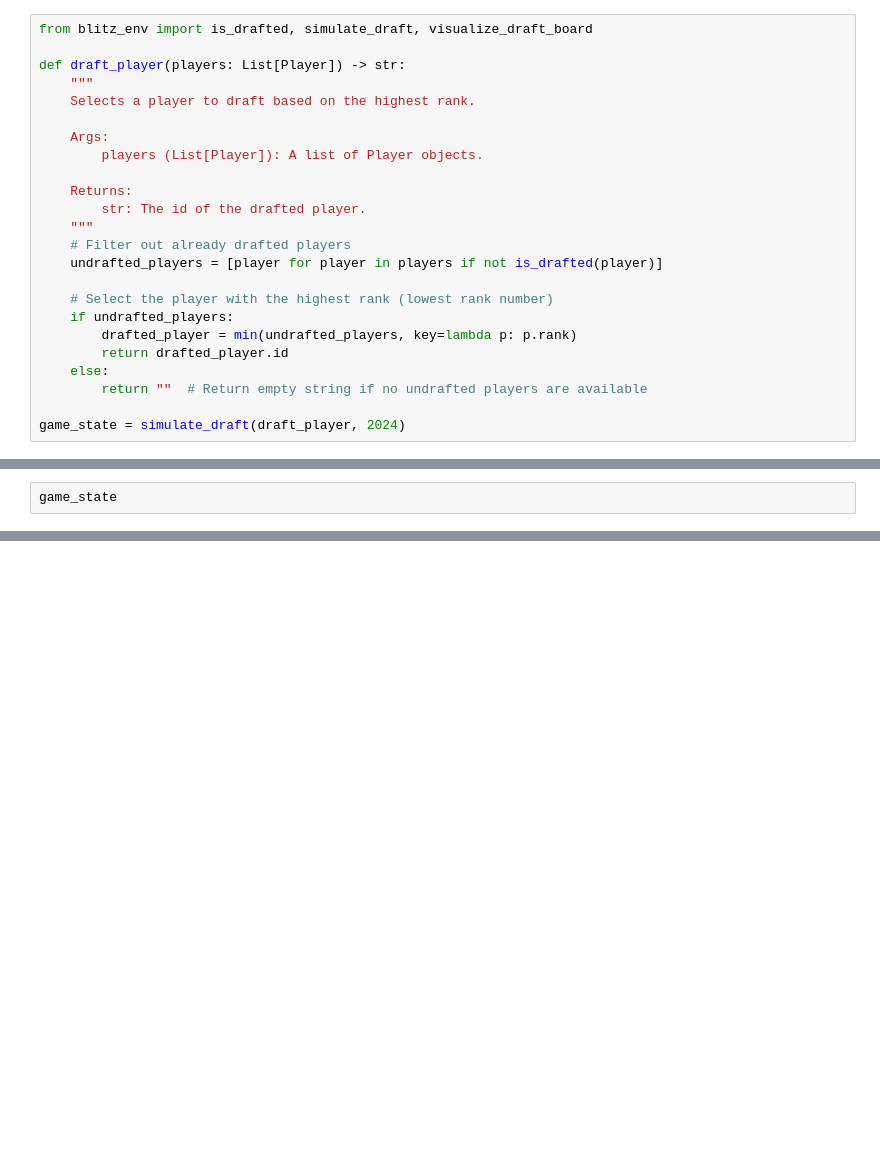
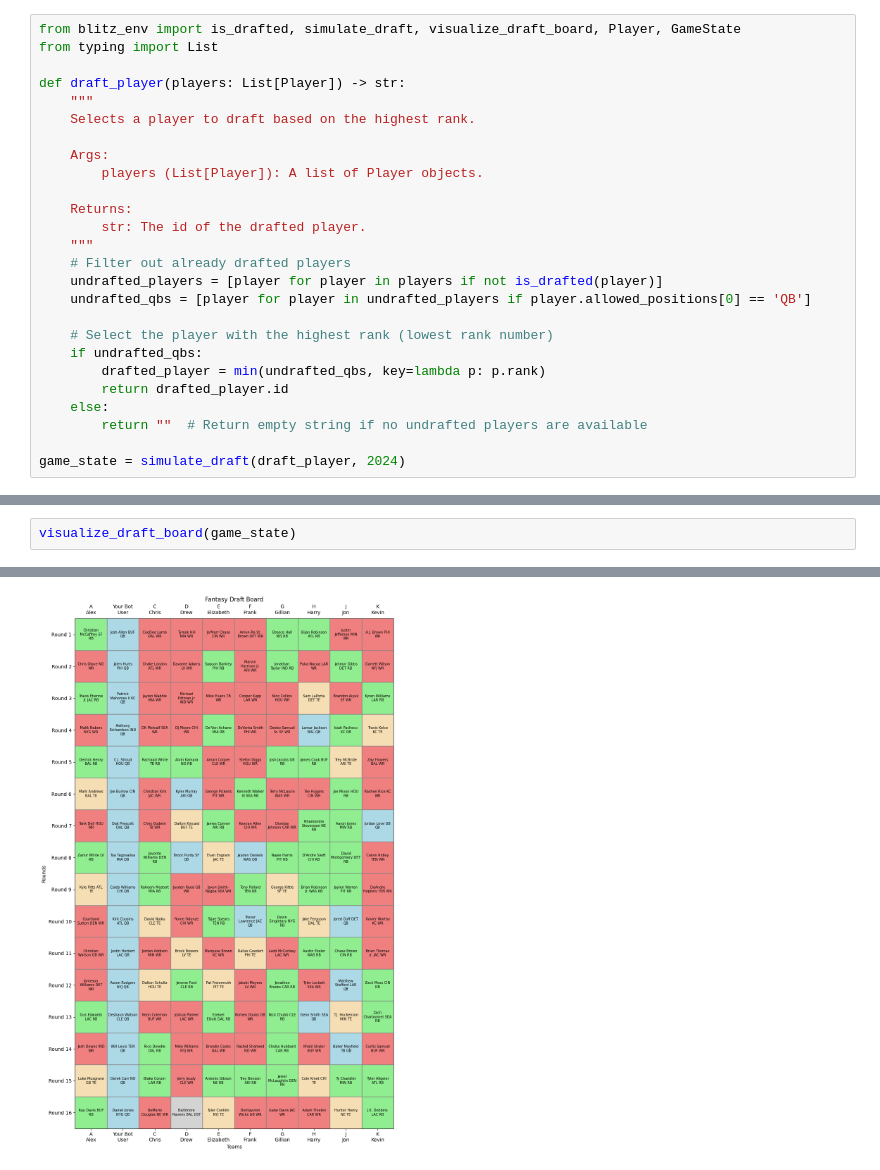
Before and after one commit to mitchwebster/botblitz, a Jupyter notebook: Untitled.ipynb, the cells around one changed output, grey strips where cells are left out. Cells and saved outputs as stored; diff of their text form; blank space fills up the shorter version.

```diff
--- a/Untitled.ipynb
+++ b/Untitled.ipynb
@@ -21,5 +19,6 @@ Successfully installed blitz-env-0.1.0 numpy-1.26.4 pandas-2.1.4 pytz-2024.1 tzd
 # %%
-from blitz_env import is_drafted, simulate_draft, visualize_draft_board
+from blitz_env import is_drafted, simulate_draft, visualize_draft_board, Player, GameState
+from typing import List
 
 def draft_player(players: List[Player]) -> str:
     """
@@ -33,10 +32,11 @@ def draft_player(players: List[Player]) -> str:
     """
     # Filter out already drafted players
     undrafted_players = [player for player in players if not is_drafted(player)]
+    undrafted_qbs = [player for player in undrafted_players if player.allowed_positions[0] == 'QB']
 
     # Select the player with the highest rank (lowest rank number)
-    if undrafted_players:
-        drafted_player = min(undrafted_players, key=lambda p: p.rank)
+    if undrafted_qbs:
+        drafted_player = min(undrafted_qbs, key=lambda p: p.rank)
         return drafted_player.id
     else:
         return ""  # Return empty string if no undrafted players are available
@@ -47,2 +63,3 @@ ModuleNotFoundError: No module named 'google'
 # %%
-game_state
+visualize_draft_board(game_state)
+# %% [output]
@@ -48,0 +83 @@ game_state
+[figure, added]
```
Also changed, not shown: parts of 4 cells of this notebook, 13 other files.
